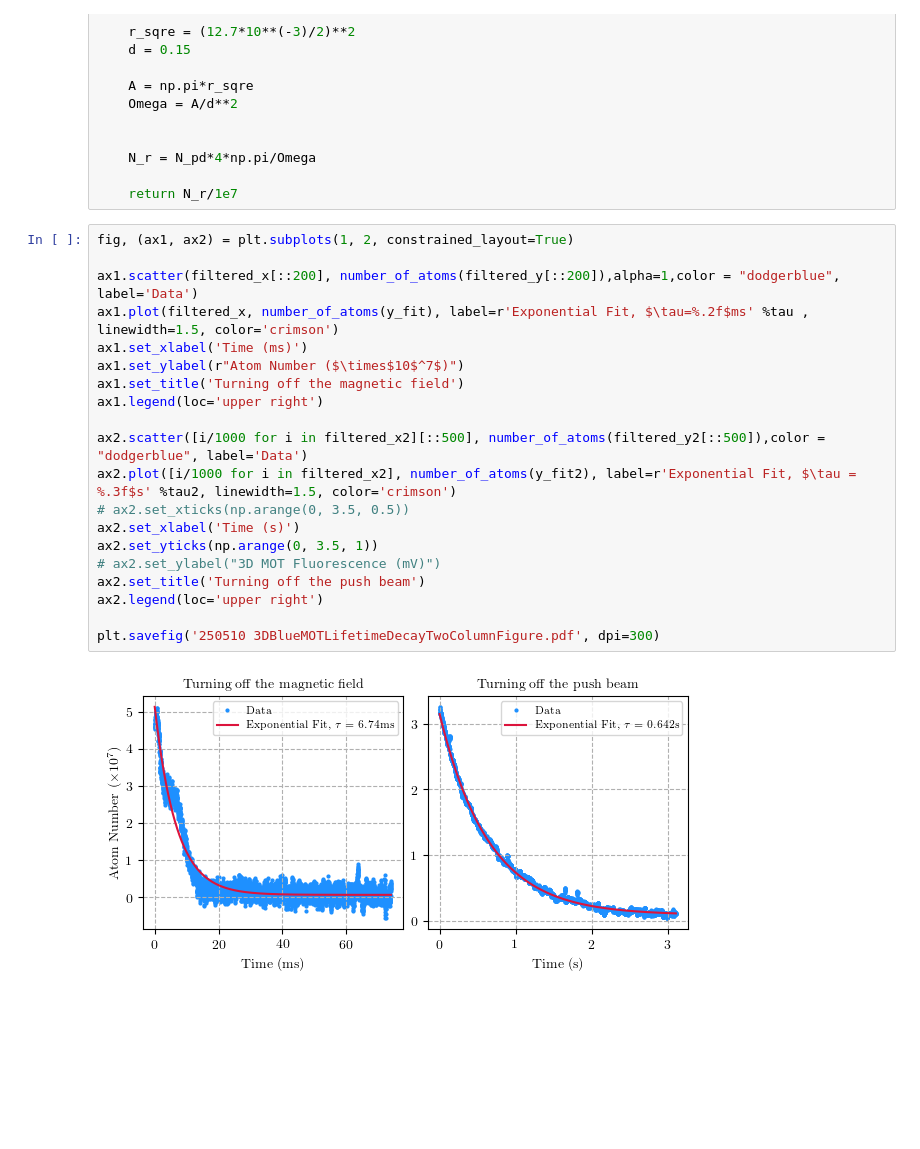
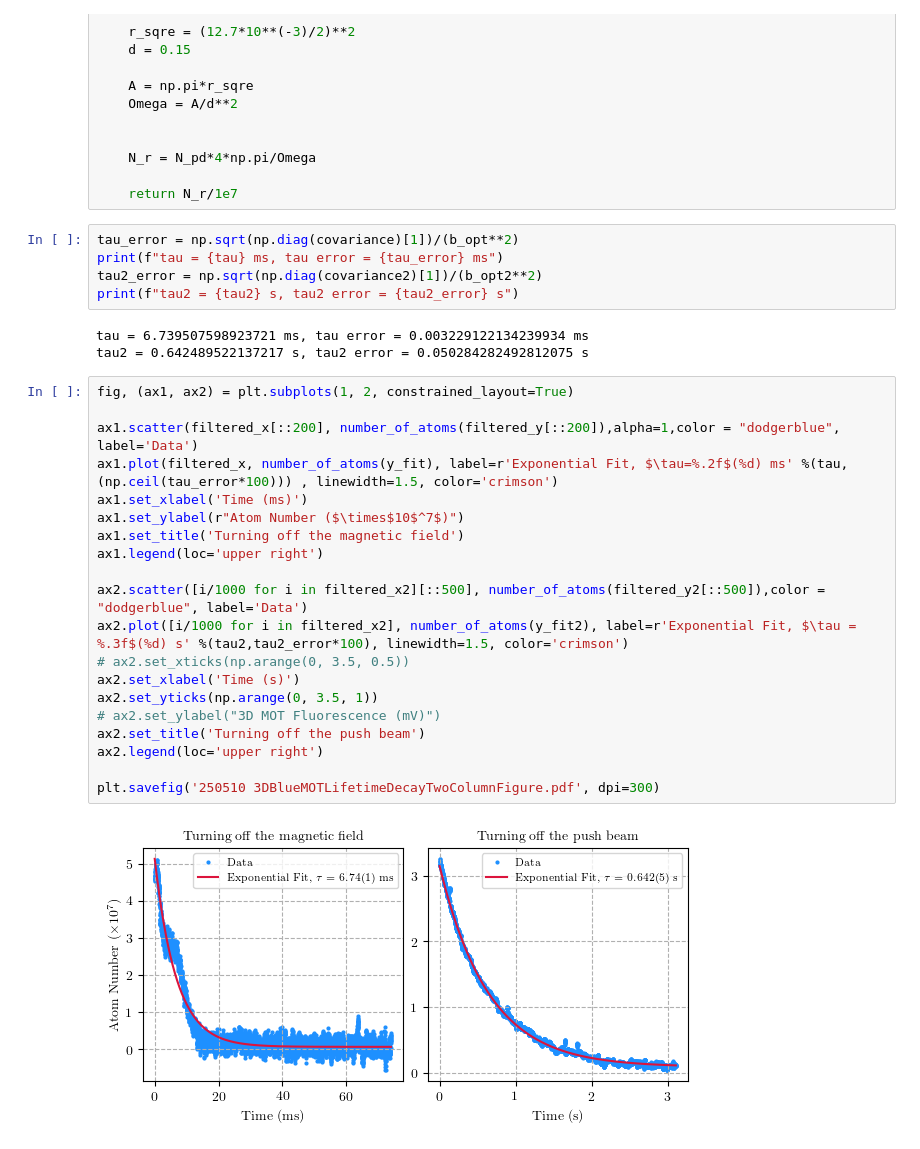
Before and after one commit to hsuchungchuan/Projects, a Jupyter notebook: 3D MOT Plots/Decay_Lifetime_Jiajun/250510 3DBlueMOTLifetimeDecayTwoColumnPlot.ipynb, the cells around one changed output. Cells and saved outputs as stored; diff of their text form; blank space fills up the shorter version.

```diff
--- a/3D MOT Plots/Decay_Lifetime_Jiajun/250510 3DBlueMOTLifetimeDecayTwoColumnPlot.ipynb
+++ b/3D MOT Plots/Decay_Lifetime_Jiajun/250510 3DBlueMOTLifetimeDecayTwoColumnPlot.ipynb
@@ -224,25 +224,33 @@ def number_of_atoms(photodiode_voltage_in_mV):
     N_r = N_pd*4*np.pi/Omega
 
     return N_r/1e7
+# %%
+tau_error = np.sqrt(np.diag(covariance)[1])/(b_opt**2)
+print(f"tau = {tau} ms, tau error = {tau_error} ms")
+tau2_error = np.sqrt(np.diag(covariance2)[1])/(b_opt2**2)
+print(f"tau2 = {tau2} s, tau2 error = {tau2_error} s")
+# %% [output]
+tau = 6.739507598923721 ms, tau error = 0.003229122134239934 ms
+tau2 = 0.642489522137217 s, tau2 error = 0.050284282492812075 s
 # %%
 fig, (ax1, ax2) = plt.subplots(1, 2, constrained_layout=True)
 
 ax1.scatter(filtered_x[::200], number_of_atoms(filtered_y[::200]),alpha=1,color = "dodgerblue", label='Data')
-ax1.plot(filtered_x, number_of_atoms(y_fit), label=r'Exponential Fit, $\tau=%.2f$ms' %tau , linewidth=1.5, color='crimson')
+ax1.plot(filtered_x, number_of_atoms(y_fit), label=r'Exponential Fit, $\tau=%.2f$(%d) ms' %(tau,(np.ceil(tau_error*100))) , linewidth=1.5, color='crimson')
 ax1.set_xlabel('Time (ms)')
 ax1.set_ylabel(r"Atom Number ($\times$10$^7$)")
 ax1.set_title('Turning off the magnetic field')
 ax1.legend(loc='upper right')
 
 ax2.scatter([i/1000 for i in filtered_x2][::500], number_of_atoms(filtered_y2[::500]),color = "dodgerblue", label='Data')
-ax2.plot([i/1000 for i in filtered_x2], number_of_atoms(y_fit2), label=r'Exponential Fit, $\tau = %.3f$s' %tau2, linewidth=1.5, color='crimson')
+ax2.plot([i/1000 for i in filtered_x2], number_of_atoms(y_fit2), label=r'Exponential Fit, $\tau = %.3f$(%d) s' %(tau2,tau2_error*100), linewidth=1.5, color='crimson')
 # ax2.set_xticks(np.arange(0, 3.5, 0.5))
 ax2.set_xlabel('Time (s)')
 ax2.set_yticks(np.arange(0, 3.5, 1))
 # ax2.set_ylabel("3D MOT Fluorescence (mV)")
 ax2.set_title('Turning off the push beam')
 ax2.legend(loc='upper right')
 
 plt.savefig('250510 3DBlueMOTLifetimeDecayTwoColumnFigure.pdf', dpi=300)
 # %% [output]
-[figure, old version]
+[figure, new version]
```
Also changed, not shown: 2 other files.
